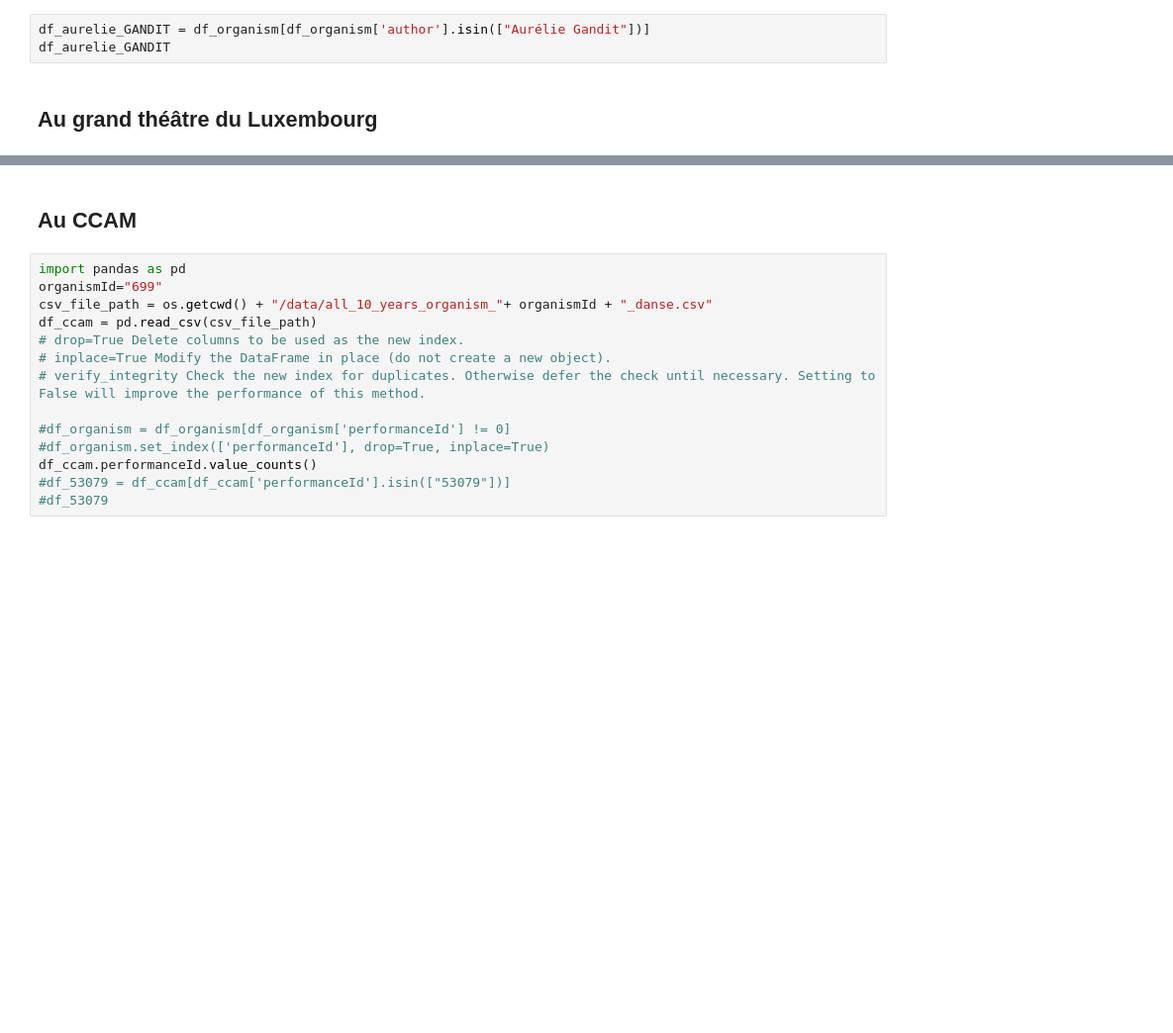
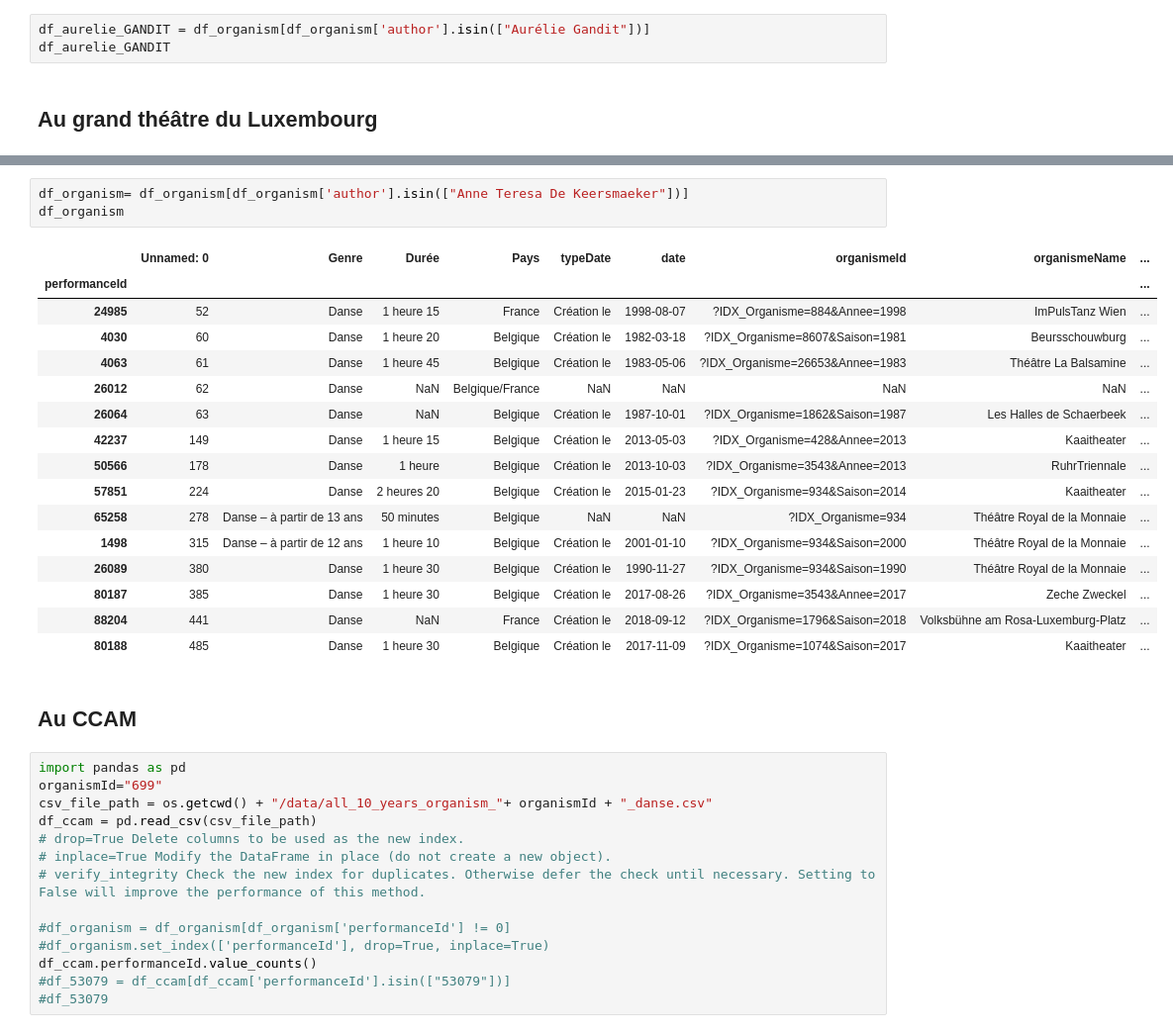
Before and after one commit to eliselavy/scrapper-notebook, a Jupyter notebook: notebooks/archives_spectacle/question_archives.ipynb, the cells around one changed output, grey strips where cells are left out. Shown: that part at 99% size. Saved outputs shown, nothing was run; the diff lists cells and outputs as text; blank space fills up the shorter version.

```diff
--- a/notebooks/archives_spectacle/question_archives.ipynb
+++ b/notebooks/archives_spectacle/question_archives.ipynb
@@ -87,3 +105,23 @@ df_organism.groupby(["author"]).author.count().sort_values(ascending=False).head
+# %%
+df_organism= df_organism[df_organism['author'].isin(["Anne Teresa De Keersmaeker"])]
+df_organism
+# %% [output]
+|  | Unnamed: 0 | Genre | Durée | Pays | typeDate | date | organismeId | organismeName | ... |
+| performanceId |  |  |  |  |  |  |  |  | ... |
+| 24985 | 52 | Danse | 1 heure 15 | France | Création le | 1998-08-07 | ?IDX_Organisme=884&Annee=1998 | ImPulsTanz Wien | ... |
+| 4030 | 60 | Danse | 1 heure 20 | Belgique | Création le | 1982-03-18 | ?IDX_Organisme=8607&Saison=1981 | Beursschouwburg | ... |
+| 4063 | 61 | Danse | 1 heure 45 | Belgique | Création le | 1983-05-06 | ?IDX_Organisme=26653&Annee=1983 | Théâtre La Balsamine | ... |
+| 26012 | 62 | Danse | NaN | Belgique/France | NaN | NaN | NaN | NaN | ... |
+| 26064 | 63 | Danse | NaN | Belgique | Création le | 1987-10-01 | ?IDX_Organisme=1862&Saison=1987 | Les Halles de Schaerbeek | ... |
+| 42237 | 149 | Danse | 1 heure 15 | Belgique | Création le | 2013-05-03 | ?IDX_Organisme=428&Annee=2013 | Kaaitheater | ... |
+| 50566 | 178 | Danse | 1 heure | Belgique | Création le | 2013-10-03 | ?IDX_Organisme=3543&Annee=2013 | RuhrTriennale | ... |
+| 57851 | 224 | Danse | 2 heures 20 | Belgique | Création le | 2015-01-23 | ?IDX_Organisme=934&Saison=2014 | Kaaitheater | ... |
+| 65258 | 278 | Danse – à partir de 13 ans | 50 minutes | Belgique | NaN | NaN | ?IDX_Organisme=934 | Théâtre Royal de la Monnaie | ... |
+| 1498 | 315 | Danse – à partir de 12 ans | 1 heure 10 | Belgique | Création le | 2001-01-10 | ?IDX_Organisme=934&Saison=2000 | Théâtre Royal de la Monnaie | ... |
+| 26089 | 380 | Danse | 1 heure 30 | Belgique | Création le | 1990-11-27 | ?IDX_Organisme=934&Saison=1990 | Théâtre Royal de la Monnaie | ... |
+| 80187 | 385 | Danse | 1 heure 30 | Belgique | Création le | 2017-08-26 | ?IDX_Organisme=3543&Annee=2017 | Zeche Zweckel | ... |
+| 88204 | 441 | Danse | NaN | France | Création le | 2018-09-12 | ?IDX_Organisme=1796&Saison=2018 | Volksbühne am Rosa-Luxemburg-Platz | ... |
+| 80188 | 485 | Danse | 1 heure 30 | Belgique | Création le | 2017-11-09 | ?IDX_Organisme=1074&Saison=2017 | Kaaitheater | ... |
 # %% [markdown]
 ## Au CCAM
 # %%
```
Also changed, not shown: parts of 27 cells of this notebook, 2 other files.
